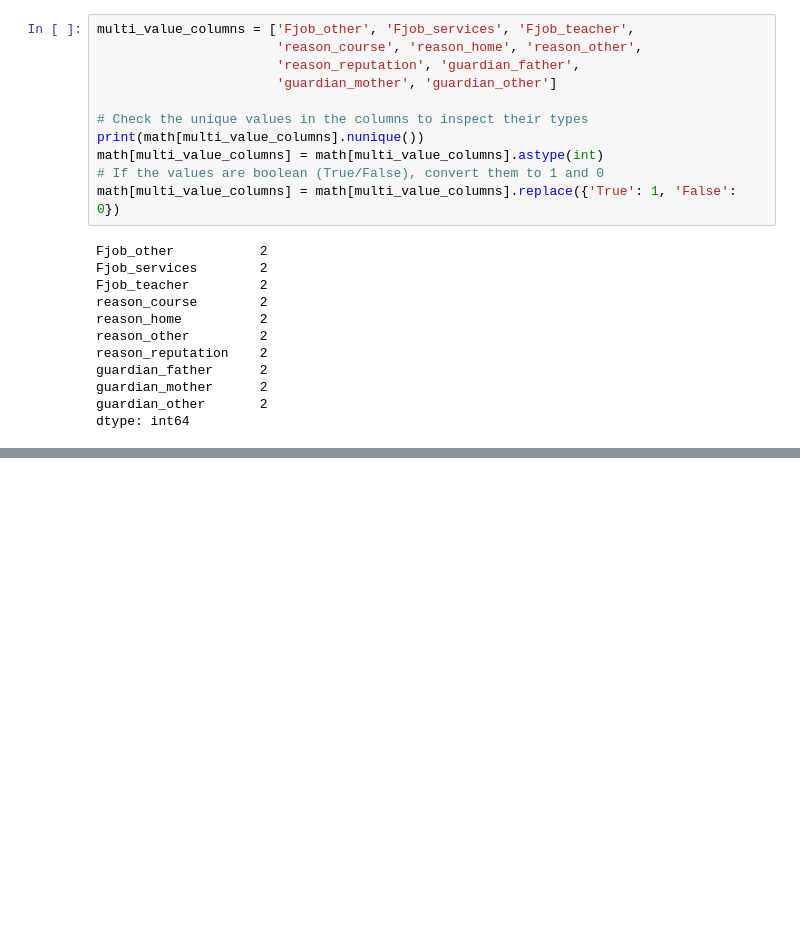
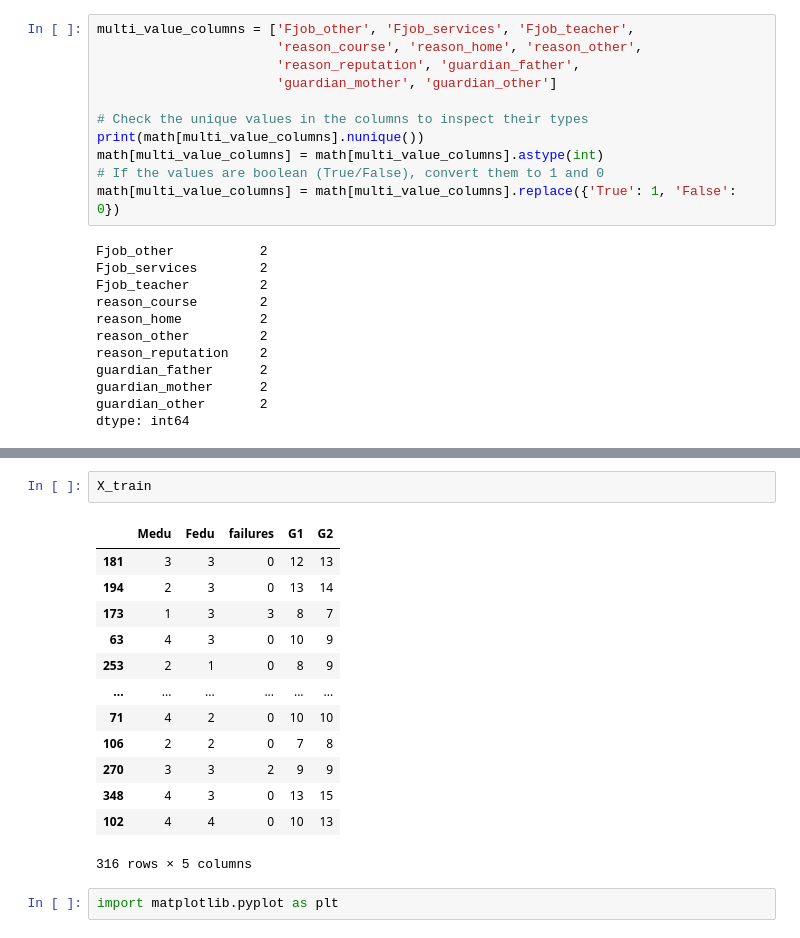
Before and after one commit to Crispyhambun/student_performance, a Jupyter notebook: src/model.ipynb, the cells around one changed output, grey strips where cells are left out. Drawn from its saved outputs; the diff is of its cells as text; blank space fills up the shorter version.

```diff
--- a/src/model.ipynb
+++ b/src/model.ipynb
@@ -163,0 +336,18 @@ NameError: name 'torch' is not defined
+# %%
+X_train
+# %% [output]
+|  | Medu | Fedu | failures | G1 | G2 |
+| 181 | 3 | 3 | 0 | 12 | 13 |
+| 194 | 2 | 3 | 0 | 13 | 14 |
+| 173 | 1 | 3 | 3 | 8 | 7 |
+| 63 | 4 | 3 | 0 | 10 | 9 |
+| 253 | 2 | 1 | 0 | 8 | 9 |
+| ... | ... | ... | ... | ... | ... |
+| 71 | 4 | 2 | 0 | 10 | 10 |
+| 106 | 2 | 2 | 0 | 7 | 8 |
+| 270 | 3 | 3 | 2 | 9 | 9 |
+| 348 | 4 | 3 | 0 | 13 | 15 |
+| 102 | 4 | 4 | 0 | 10 | 13 |
+316 rows × 5 columns
+# %%
+import matplotlib.pyplot as plt
```
Also changed, not shown: parts of 37 cells of this notebook.
